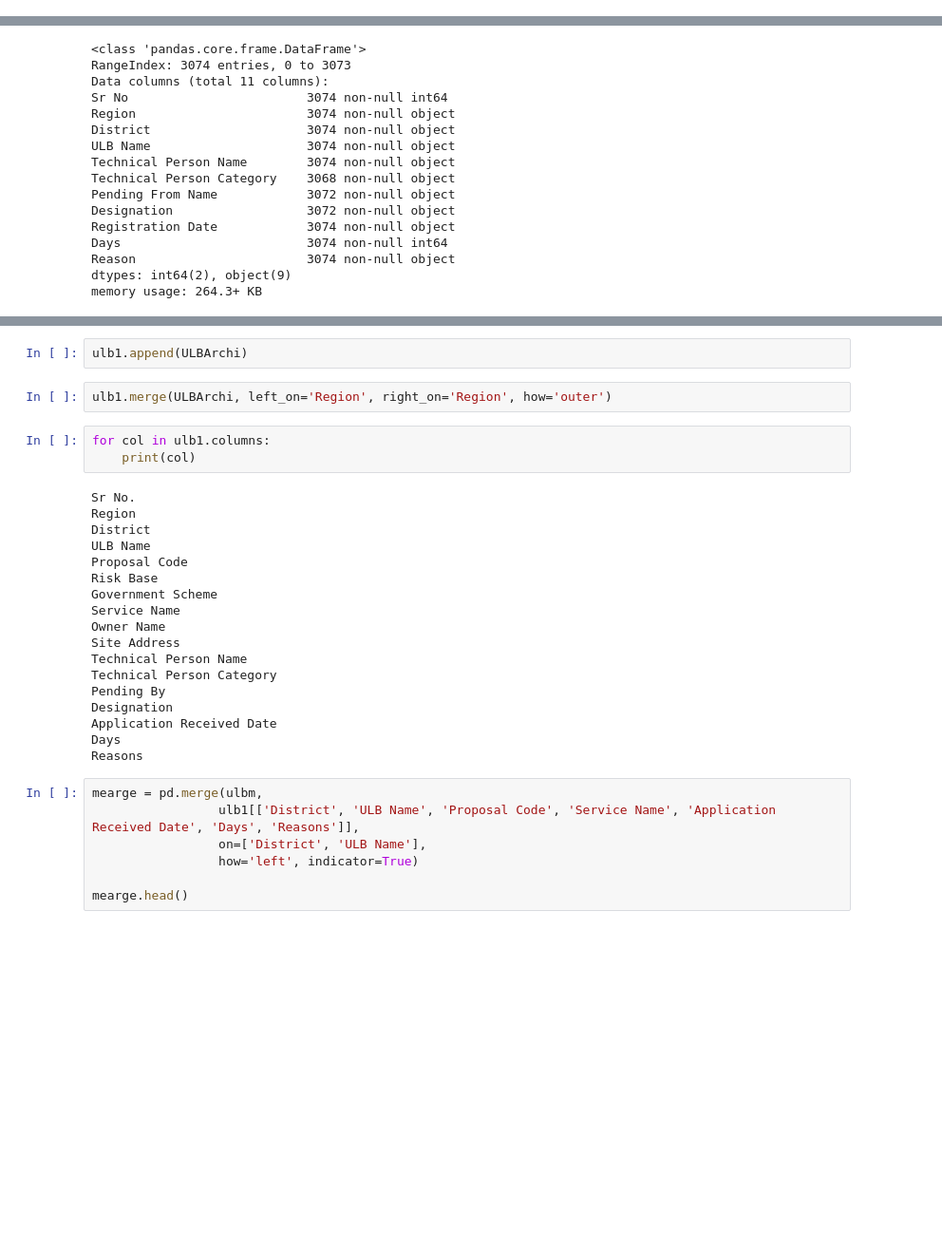
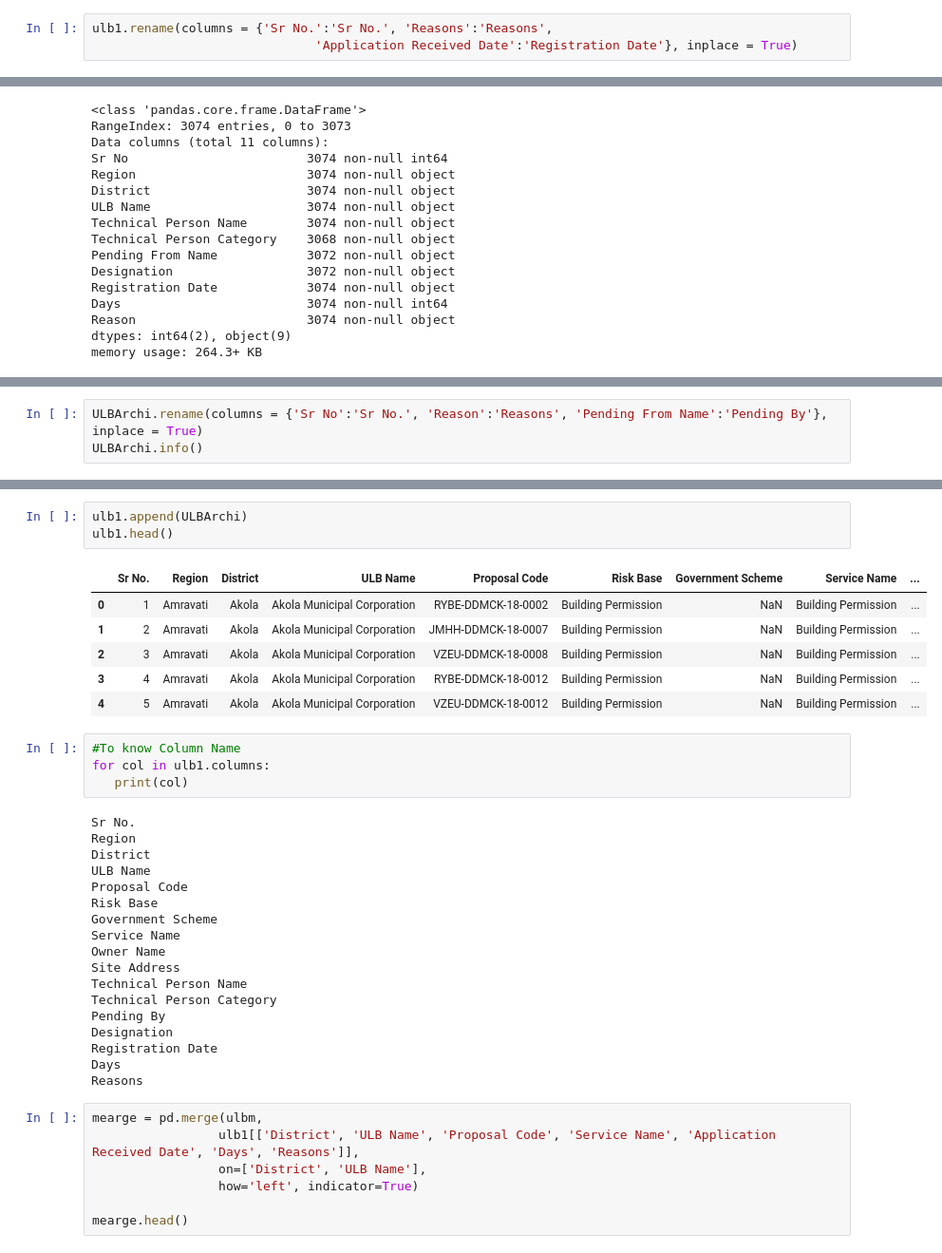
Before and after one commit to swarup7350/BPMS, a Jupyter notebook: BPMS(06_02_2020).ipynb, the cells around one changed output, grey strips where cells are left out. Shown: that part at 95% size. Saved outputs shown, nothing was run; the diff lists cells and outputs as text; blank space fills up the shorter version.

```diff
--- a/BPMS(06_02_2020).ipynb
+++ b/BPMS(06_02_2020).ipynb
@@ -61,3 +81,6 @@ ulb1 = pd.read_csv('Book2(ULB).csv')
+# %%
+ulb1.rename(columns = {'Sr No.':'Sr No.', 'Reasons':'Reasons',
+                              'Application Received Date':'Registration Date'}, inplace = True)
 # %%
 ulb1.info()
 # %% [output]
@@ -207,0 +193,3 @@ pd.crosstab(ulbm['Region'],ulbm['ULB Type'])
+# %%
+ULBArchi.rename(columns = {'Sr No':'Sr No.', 'Reason':'Reasons', 'Pending From Name':'Pending By'}, inplace = True)
+ULBArchi.info()
@@ -208,10 +213,17 @@ pd.crosstab(ulbm['Region'],ulbm['ULB Type'])
 # %%
 ulb1.append(ULBArchi)
+ulb1.head()
+# %% [output]
+|  | Sr No. | Region | District | ULB Name | Proposal Code | Risk Base | Government Scheme | Service Name | ... |
+| 0 | 1 | Amravati | Akola | Akola Municipal Corporation | RYBE-DDMCK-18-0002 | Building Permission | NaN | Building Permission | ... |
+| 1 | 2 | Amravati | Akola | Akola Municipal Corporation | JMHH-DDMCK-18-0007 | Building Permission | NaN | Building Permission | ... |
+| 2 | 3 | Amravati | Akola | Akola Municipal Corporation | VZEU-DDMCK-18-0008 | Building Permission | NaN | Building Permission | ... |
+| 3 | 4 | Amravati | Akola | Akola Municipal Corporation | RYBE-DDMCK-18-0012 | Building Permission | NaN | Building Permission | ... |
+| 4 | 5 | Amravati | Akola | Akola Municipal Corporation | VZEU-DDMCK-18-0012 | Building Permission | NaN | Building Permission | ... |
-# %%
-ulb1.merge(ULBArchi, left_on='Region', right_on='Region', how='outer')
 # %%
+#To know Column Name
 for col in ulb1.columns:
-    print(col)
+   print(col)
 # %% [output]
 Sr No.
 Region
@@ -227,7 +239,7 @@ Technical Person Name
 Technical Person Category
 Pending By
 Designation
-Application Received Date
+Registration Date
 Days
 Reasons
 # %%
```
Also changed, not shown: parts of 11 cells of this notebook.
